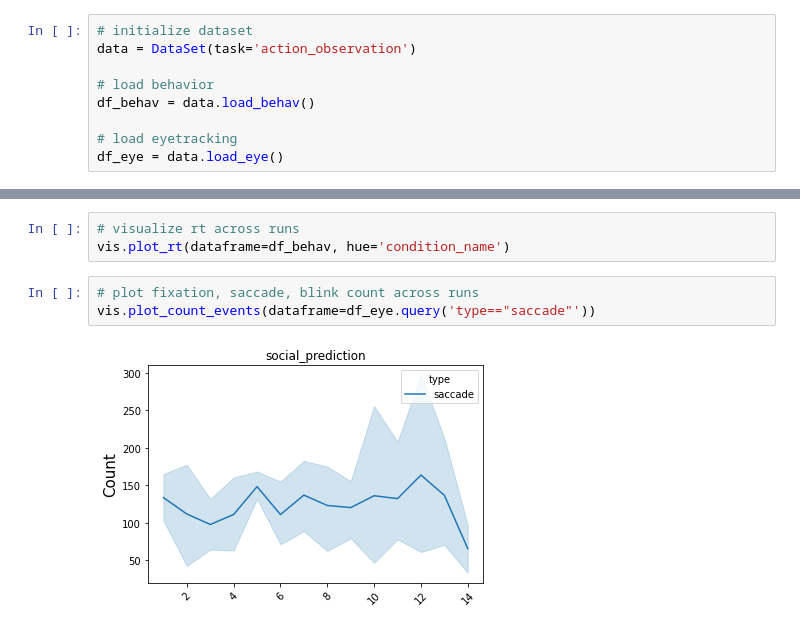
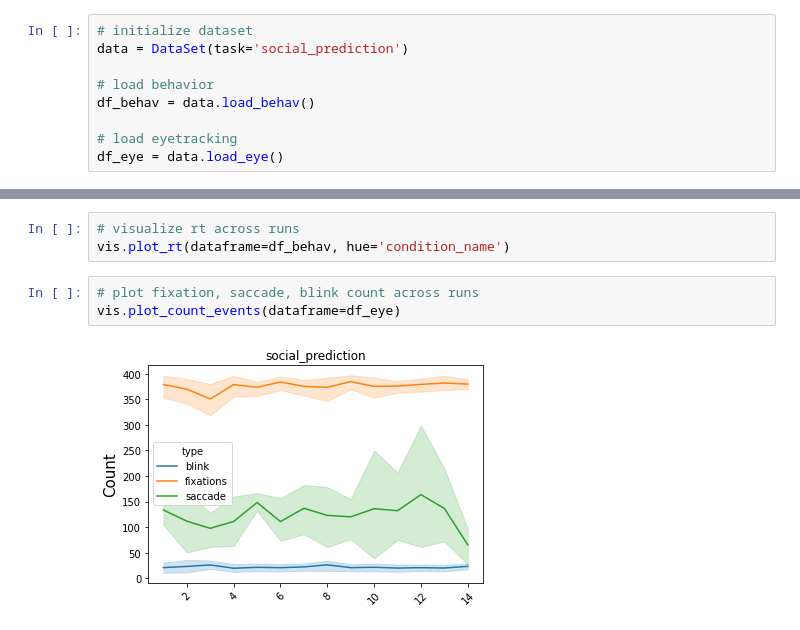
Before and after one commit to maedbhk/action_prediction, a Jupyter notebook: notebooks/1.0-mk-initial-data-exploration.ipynb, the cells around one changed output, grey strips where cells are left out. Saved outputs shown, nothing was run; the diff lists cells and outputs as text.

```diff
--- a/notebooks/1.0-mk-initial-data-exploration.ipynb
+++ b/notebooks/1.0-mk-initial-data-exploration.ipynb
@@ -16,6 +19,6 @@ from action_prediction import visualize as vis
 # %%
 # initialize dataset
-data = DataSet(task='action_observation')
+data = DataSet(task='social_prediction')
 
 # load behavior
 df_behav = data.load_behav()
@@ -35,9 +114,9 @@ vis.plot_acc(dataframe=df_behav, hue='actors')
 vis.plot_rt(dataframe=df_behav, hue='condition_name')
 # %%
 # plot fixation, saccade, blink count across runs
-vis.plot_count_events(dataframe=df_eye.query('type=="saccade"'))
+vis.plot_count_events(dataframe=df_eye)
 # %% [output]
-[figure, old version]
+[figure, new version]
 # %%
 # heatmap
 
```
Also changed, not shown: parts of 10 cells of this notebook, 5 other files.
